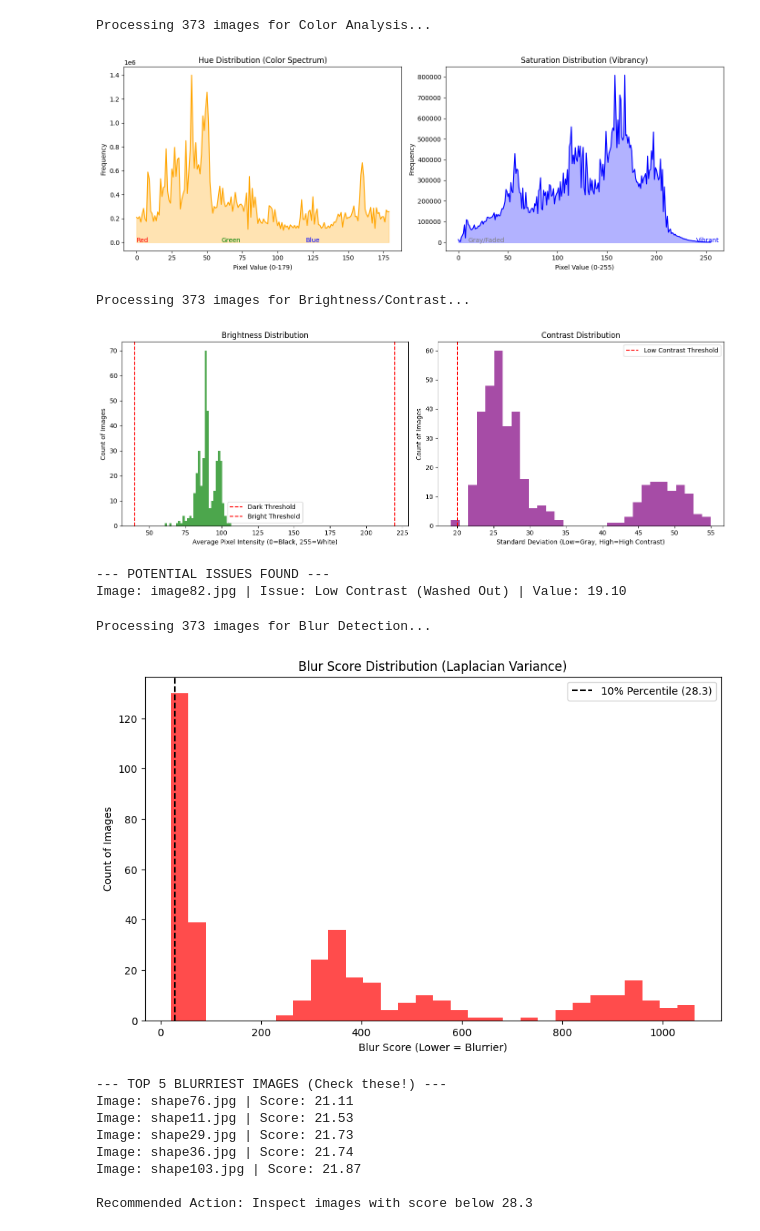
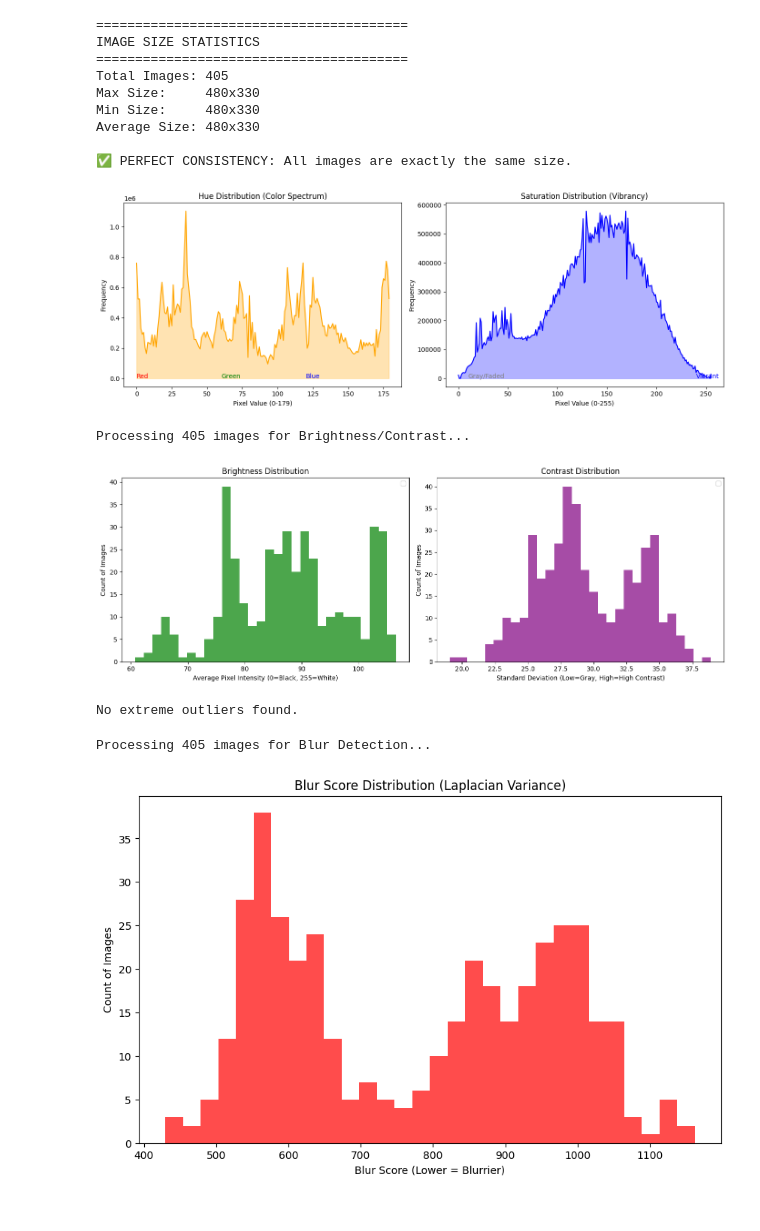
Before and after one commit to Junhan12/hcaptcha-solver, a Jupyter notebook: eda.ipynb, the cells around one changed output. Drawn from its saved outputs; the diff is of its cells as text; code cells hidden in the pictures.

Commit message:
improbement
1. auto crawler (dataset)
2. preprocessing (no model) (optimise preprocessing function)

```diff
--- a/eda.ipynb
+++ b/eda.ipynb
@@ -6,7 +6,8 @@ import os
 import glob
 
 # ================= CONFIGURATION =================
-DATASET_FOLDER ="C:/Users/junha/Downloads/shape-dataset"  # <--- REPLACE THIS with your folder path
+DATASET_FOLDER = "C:\\Users\\junha\\Downloads\\unpaired shape.v19-ori-shape.yolov8\\shapes"  # <--- REPLACE THIS
+  # <--- REPLACE THIS with your folder path
 FILE_EXTENSION = "*.jpg"                # Change to *.png if needed
 # =================================================
 
@@ -68,8 +69,16 @@ def analyze_color_distribution():
 if __name__ == "__main__":
     analyze_color_distribution()
 # %% [output]
-Processing 373 images for Color Analysis...
+========================================
+IMAGE SIZE STATISTICS
+========================================
+Total Images: 405
+Max Size:     480x330
+Min Size:     480x330
+Average Size: 480x330
+
+✅ PERFECT CONSISTENCY: All images are exactly the same size.
-[figure, old version]
+[figure, new version]
 # %%
 import cv2
 import numpy as np
@@ -78,7 +87,8 @@ import os
 import glob
 
 # ================= CONFIGURATION =================
-DATASET_FOLDER = "C:/Users/junha/Downloads/shape-dataset"  # <--- REPLACE THIS
+DATASET_FOLDER = "C:\\Users\\junha\\Downloads\\unpaired shape.v19-ori-shape.yolov8\\shapes"  # <--- REPLACE THIS
+  # <--- REPLACE THIS
 FILE_EXTENSION = "*.jpg"
 # =================================================
 
@@ -109,53 +119,41 @@ def analyze_brightness_contrast():
         brightness_values.append(mean_brightness)
         contrast_values.append(std_contrast)
 
-        # Flag outliers (Adjust these thresholds based on your needs)
-        filename = os.path.basename(path)
-        if mean_brightness < 40:
-            problematic_images.append((filename, "Too Dark", mean_brightness))
-        elif mean_brightness > 220:
-            problematic_images.append((filename, "Too Bright", mean_brightness))
-        elif std_contrast < 20:
-            problematic_images.append((filename, "Low Contrast (Washed Out)", std_contrast))
 
     # Plotting
     fig, (ax1, ax2) = plt.subplots(1, 2, figsize=(14, 5))
 
     # Brightness
     ax1.hist(brightness_values, bins=30, color='green', alpha=0.7)
     ax1.set_title('Brightness Distribution')
     ax1.set_xlabel('Average Pixel Intensity (0=Black, 255=White)')
     ax1.set_ylabel('Count of Images')
-    ax1.axvline(x=40, color='r', linestyle='--', label='Dark Threshold')
-    ax1.axvline(x=220, color='r', linestyle='--', label='Bright Threshold')
     ax1.legend()
 
     # Contrast
     ax2.hist(contrast_values, bins=30, color='purple', alpha=0.7)
     ax2.set_title('Contrast Distribution')
     ax2.set_xlabel('Standard Deviation (Low=Gray, High=High Contrast)')
     ax2.set_ylabel('Count of Images')
-    ax2.axvline(x=20, color='r', linestyle='--', label='Low Contrast Threshold')
     ax2.legend()
 
     plt.tight_layout()
     plt.show()
 
     # Report Outliers
     if problematic_images:
         print("\n--- POTENTIAL ISSUES FOUND ---")
         for name, issue, val in problematic_images[:10]: # Print top 10
             print(f"Image: {name} | Issue: {issue} | Value: {val:.2f}")
     else:
         print("\nNo extreme outliers found.")
 
 if __name__ == "__main__":
     analyze_brightness_contrast()
 # %% [output]
-Processing 373 images for Brightness/Contrast...
+Processing 405 images for Brightness/Contrast...
-[figure, old version]
+[figure, new version]
---- POTENTIAL ISSUES FOUND ---
-Image: image82.jpg | Issue: Low Contrast (Washed Out) | Value: 19.10
+No extreme outliers found.
 # %%
 import cv2
 import numpy as np
@@ -164,7 +162,8 @@ import os
 import glob
 
 # ================= CONFIGURATION =================
-DATASET_FOLDER = "C:/Users/junha/Downloads/shape-dataset"  # <--- REPLACE THIS
+DATASET_FOLDER = "C:\\Users\\junha\\Downloads\\unpaired shape.v19-ori-shape.yolov8\\shapes"  # <--- REPLACE THIS
+
 FILE_EXTENSION = "*.jpg"
 # =================================================
 
@@ -194,8 +193,6 @@ def analyze_blur():
         score = variance_of_laplacian(gray)
         blur_scores.append(score)
 
-        # Store for sorting later
-        blurriest_images.append((score, os.path.basename(path)))
 
     # Sort images by blur score (lowest score = most blurry)
     blurriest_images.sort(key=lambda x: x[0])
@@ -207,32 +204,12 @@ def analyze_blur():
     plt.xlabel('Blur Score (Lower = Blurrier)')
     plt.ylabel('Count of Images')
 
-    # Calculate a dynamic threshold (e.g., lower 10% percentile)
-    threshold = np.percentile(blur_scores, 10)
-    plt.axvline(x=threshold, color='black', linestyle='--', label=f'10% Percentile ({threshold:.1f})')
-    plt.legend()
-    plt.show()
-
-    # Report the worst offenders
-    print("\n--- TOP 5 BLURRIEST IMAGES (Check these!) ---")
-    for score, name in blurriest_images[:5]:
-        print(f"Image: {name} | Score: {score:.2f}")
-
-    print(f"\nRecommended Action: Inspect images with score below {threshold:.1f}")
 
 if __name__ == "__main__":
     analyze_blur()
 # %% [output]
-Processing 373 images for Blur Detection...
+Processing 405 images for Blur Detection...
-[figure, old version]
+[figure, new version]
---- TOP 5 BLURRIEST IMAGES (Check these!) ---
-Image: shape76.jpg | Score: 21.11
-Image: shape11.jpg | Score: 21.53
-Image: shape29.jpg | Score: 21.73
-Image: shape36.jpg | Score: 21.74
-Image: shape103.jpg | Score: 21.87
-
-Recommended Action: Inspect images with score below 28.3
 # %%
 import matplotlib.pyplot as plt
 import os
```
Also changed, not shown: parts of 4 cells of this notebook, 10 other files.
